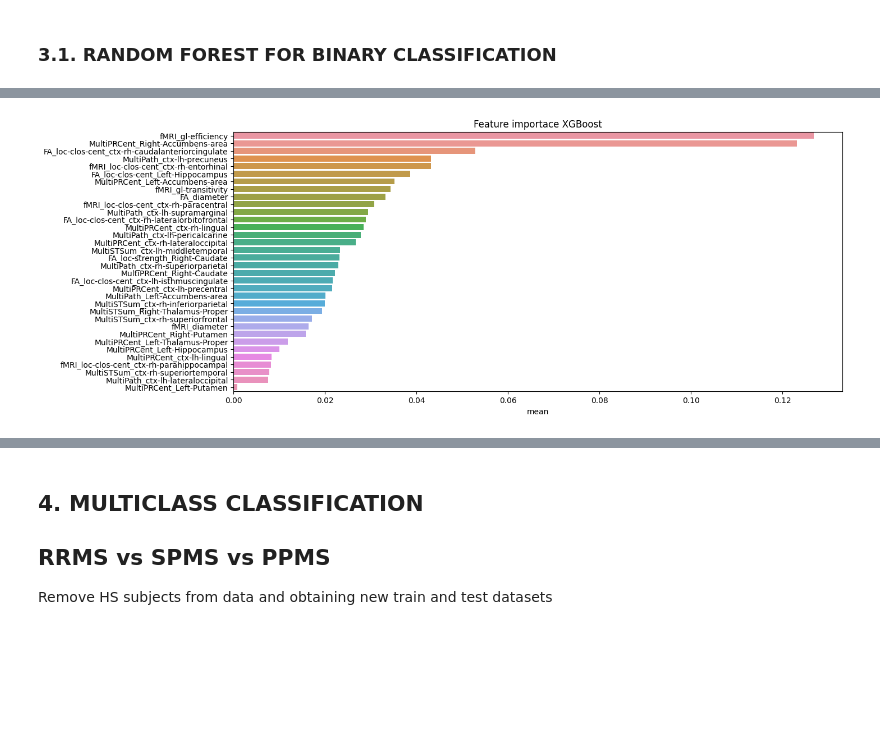
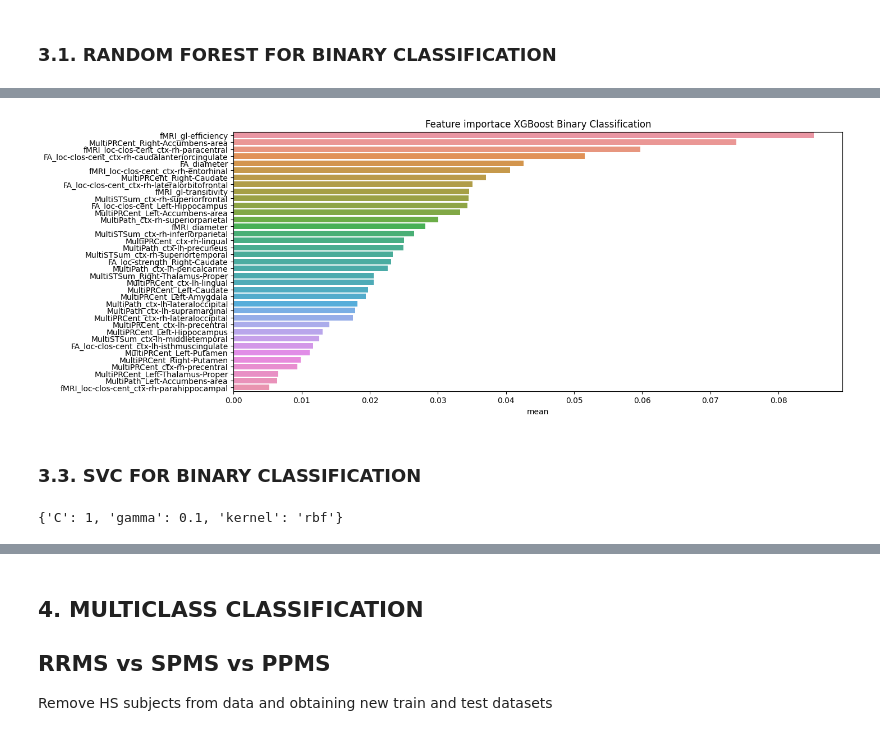
Before and after one commit to JoanGinard/Multilayer_MS, a Jupyter notebook: Feature_importance.ipynb, the cells around one changed output, grey strips where cells are left out. Saved outputs shown, nothing was run; the diff lists cells and outputs as text; code cells hidden in the pictures; blank space fills up the shorter version.

```diff
--- a/Feature_importance.ipynb
+++ b/Feature_importance.ipynb
@@ -431,7 +428,23 @@ param_grid =[{"learning_rate": [0.20, 0.25, 0.30],
                      "gamma": [0.0, 0.05, 0.1, 0.2],
                      "colsample_bytree": [0.3, 0.4, 0.5, 0.7],
                      "verbosity": [0]}]# add this line to slient warning message
+importance_list = []
 
 for i in range(10):
   GridSearch_XGB = search_grid(XGBClassifier(random_state = i), param_grid)
+  learning_rate = GridSearch_XGB.best_params_["learning_rate"]
+  max_depth = GridSearch_XGB.best_params_["max_depth"]
+  min_child_weight =GridSearch_XGB.best_params_["min_child_weight"]
+  gamma = GridSearch_XGB.best_params_["gamma"]
+  colsample_bytree = GridSearch_XGB.best_params_["colsample_bytree"]
+  model = XGBClassifier(random_state = i,
+                        learning_rate = learning_rate,
+                      max_depth = max_depth,
+                     min_child_weight = min_child_weight,
+                     gamma = gamma,
+                     colsample_bytree = colsample_bytree,
+                     verbosity = 0)
+  XGB_confMat, model_name, XGB_pd = create_model(X_train, X_test, y_train, y_test, model = model)
+  importances_xgb = pd.Series(model_name.feature_importances_, index = X.columns)
+  importance_list.append(importances_xgb)
 # %% [output]
@@ -450,22 +461,3 @@ We choose most repeated values
-# %%
-learning_rate = 0.2
-max_depth = 5
-min_child_weight = 1
-gamma = 0.2
-colsample_bytree = 0.5
-
-importance_list = []
-for i in range(10):
-  model = XGBClassifier(random_state = i,
-                      learning_rate = learning_rate,
-                      max_depth = max_depth,
-                     min_child_weight = min_child_weight,
-                     gamma = gamma,
-                     colsample_bytree = colsample_bytree,
-                     verbosity = 0)
-  XGB_confMat, model_name, XGB_pd = create_model(X_train, X_test, y_train, y_test, model = model)
-  importances_xgb = pd.Series(model_name.feature_importances_, index = X.columns)
-  importance_list.append(importances_xgb)
 # %%
 df_imp = pd.concat(importance_list, axis = 1)
 df_imp['mean'] = df_imp.mean(axis = 1)
@@ -493,7 +485,10 @@ df_imp
 # %%
 plt.figure(figsize=(14, 6))
 sns.barplot(x = df_imp['mean'], y = df_imp.index)
-plt.title('Feature importace XGBoost')
+plt.title('Feature importace XGBoost Binary Classification')
+plt.savefig("/images/feat_imp_binary_XGBoost.png", bbox_inches='tight')
 plt.show()
 # %% [output]
-[figure, old version]
+[figure, new version]
+# %% [markdown]
+### 3.3. SVC FOR BINARY CLASSIFICATION
@@ -499,0 +497,8 @@ plt.show()
+# %%
+param_grid = [{'kernel': ['rbf', 'linear', 'poly', 'sigmoid'],
+                     'gamma': [1e-3,  1e-2, 0.1, 1],
+                     'C': [0.1, 1, 10, 100]}]
+
+GridSearch_SVC = search_grid(SVC(random_state=RANDOM_STATE), param_grid)
+# %% [output]
+{'C': 1, 'gamma': 0.1, 'kernel': 'rbf'}
```
Also changed, not shown: parts of 31 cells of this notebook, 3 other files.
